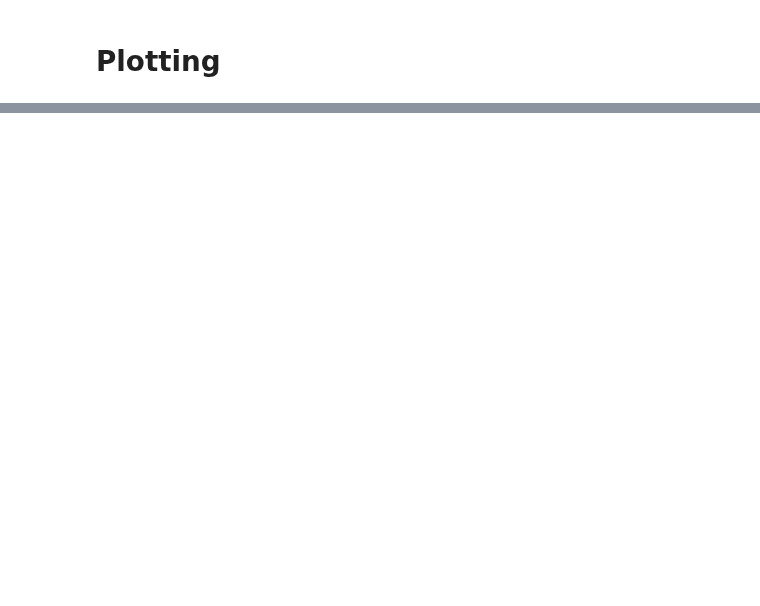
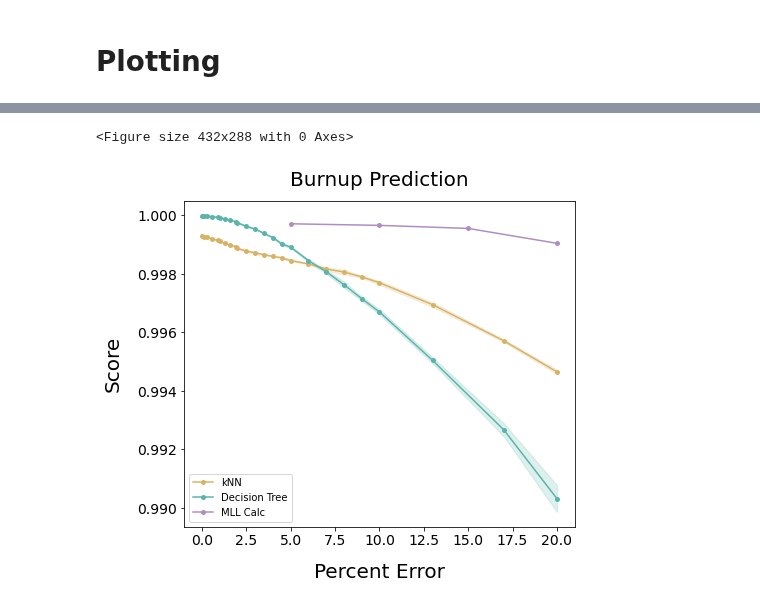
Before and after one commit to opotowsky/like-me-fuel, a Jupyter notebook: jupyter_notebooks/mll_scikit_randomerror_compare.ipynb, the cells around one changed output, grey strips where cells are left out. Saved outputs shown, nothing was run; the diff lists cells and outputs as text; code cells hidden in the pictures; blank space fills up the shorter version.

```diff
--- a/jupyter_notebooks/mll_scikit_randomerror_compare.ipynb
+++ b/jupyter_notebooks/mll_scikit_randomerror_compare.ipynb
@@ -153,0 +149,5 @@ def plot_errorcurves(df, title):
+# %%
+plot_errorcurves('Burnup Prediction')
+# %% [output]
+<Figure size 432x288 with 0 Axes>
+[figure, added]
```
Also changed, not shown: parts of 18 cells of this notebook.
